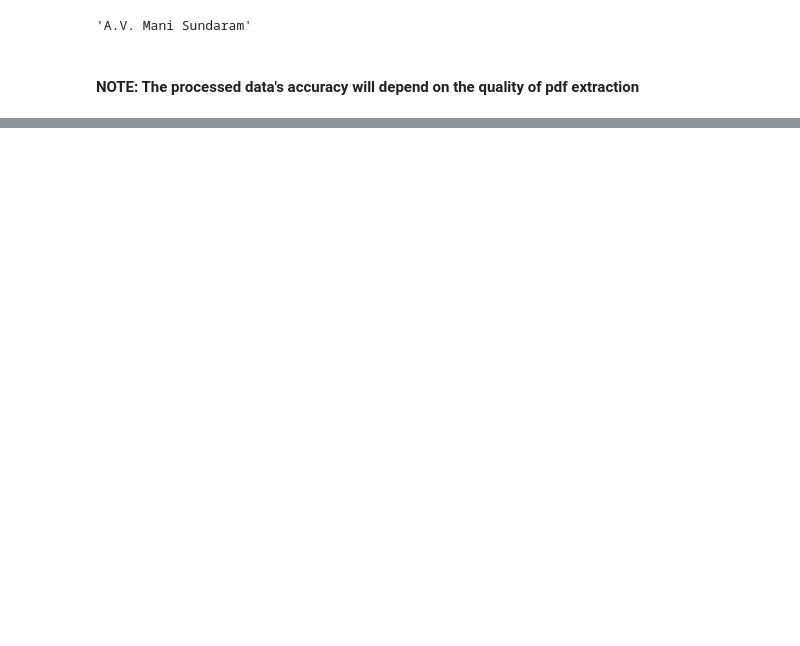
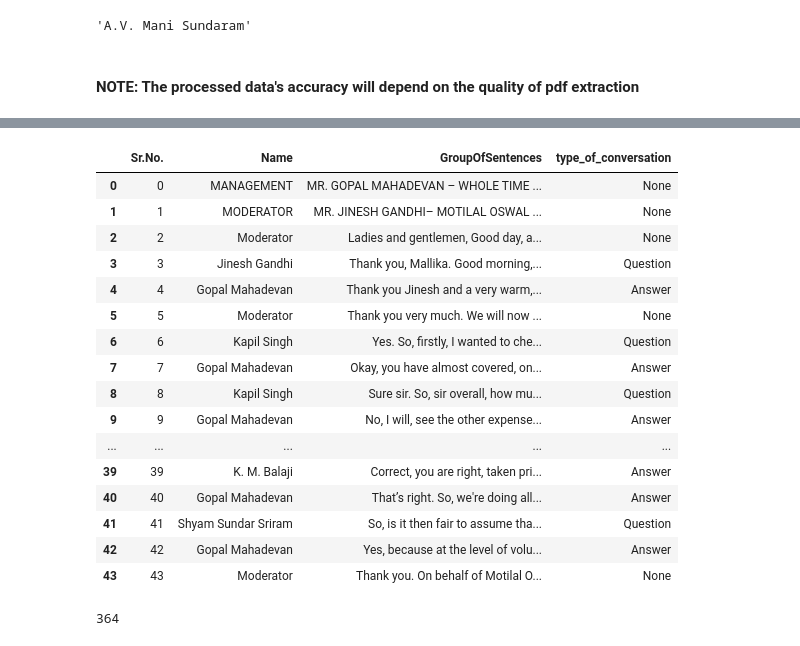
Before and after one commit to AumPandya95/con_trans_summary, a Jupyter notebook: notebooks/pdf_parser.ipynb, the cells around one changed output, grey strips where cells are left out. Drawn from its saved outputs; the diff is of its cells as text; code cells hidden in the pictures; blank space fills up the shorter version.

```diff
--- a/notebooks/pdf_parser.ipynb
+++ b/notebooks/pdf_parser.ipynb
@@ -208,0 +184,48 @@ information_frame
+# %%
+# Step 6: Identify conversations initiated by the Management
+
+management_corpus = management_string.lower()
+
+information_frame["type_of_conversation"] = None
+
+
+for i, conversation_initiator in enumerate(information_frame["Name"].values):
+    if conversation_initiator.strip().lower() in management_corpus:
+        information_frame.loc[i, "type_of_conversation"] = "Answer"
+    elif (conversation_initiator.strip().lower() != "management") and (
+          conversation_initiator.strip().lower() != "moderator"):
+        information_frame.loc[i, "type_of_conversation"] = "Question"
+
+information_frame
+# %% [output]
+|  | Sr.No. | Name | GroupOfSentences | type_of_conversation |
+| 0 | 0 | MANAGEMENT | MR. GOPAL MAHADEVAN – WHOLE TIME ... | None |
+| 1 | 1 | MODERATOR | MR. JINESH GANDHI– MOTILAL OSWAL ... | None |
+| 2 | 2 | Moderator | Ladies and gentlemen, Good day, a... | None |
+| 3 | 3 | Jinesh Gandhi | Thank you, Mallika. Good morning,... | Question |
+| 4 | 4 | Gopal Mahadevan | Thank you Jinesh and a very warm,... | Answer |
+| 5 | 5 | Moderator | Thank you very much. We will now ... | None |
+| 6 | 6 | Kapil Singh | Yes. So, firstly, I wanted to che... | Question |
+| 7 | 7 | Gopal Mahadevan | Okay, you have almost covered, on... | Answer |
+| 8 | 8 | Kapil Singh | Sure sir. So, sir overall, how mu... | Question |
+| 9 | 9 | Gopal Mahadevan | No, I will, see the other expense... | Answer |
+| ... | ... | ... | ... | ... |
+| 39 | 39 | K. M. Balaji | Correct, you are right, taken pri... | Answer |
+| 40 | 40 | Gopal Mahadevan | That’s right. So, we're doing all... | Answer |
+| 41 | 41 | Shyam Sundar Sriram | So, is it then fair to assume tha... | Question |
+| 42 | 42 | Gopal Mahadevan | Yes, because at the level of volu... | Answer |
+| 43 | 43 | Moderator | Thank you. On behalf of Motilal O... | None |
+# %%
+# Step 7: Filtering Answers and constructing a corpus
+
+answer_corpus = [''.join(
+    information_frame[
+        information_frame["type_of_conversation"] == "Answer"
+    ]["GroupOfSentences"].values.tolist()
+)]
+
+# Splitting the statements on a full stop (.)
+answer_list = answer_corpus[0].split(".")
+print(len(answer_list))
+# %% [output]
+364
```
Also changed, not shown: parts of 22 cells of this notebook.
